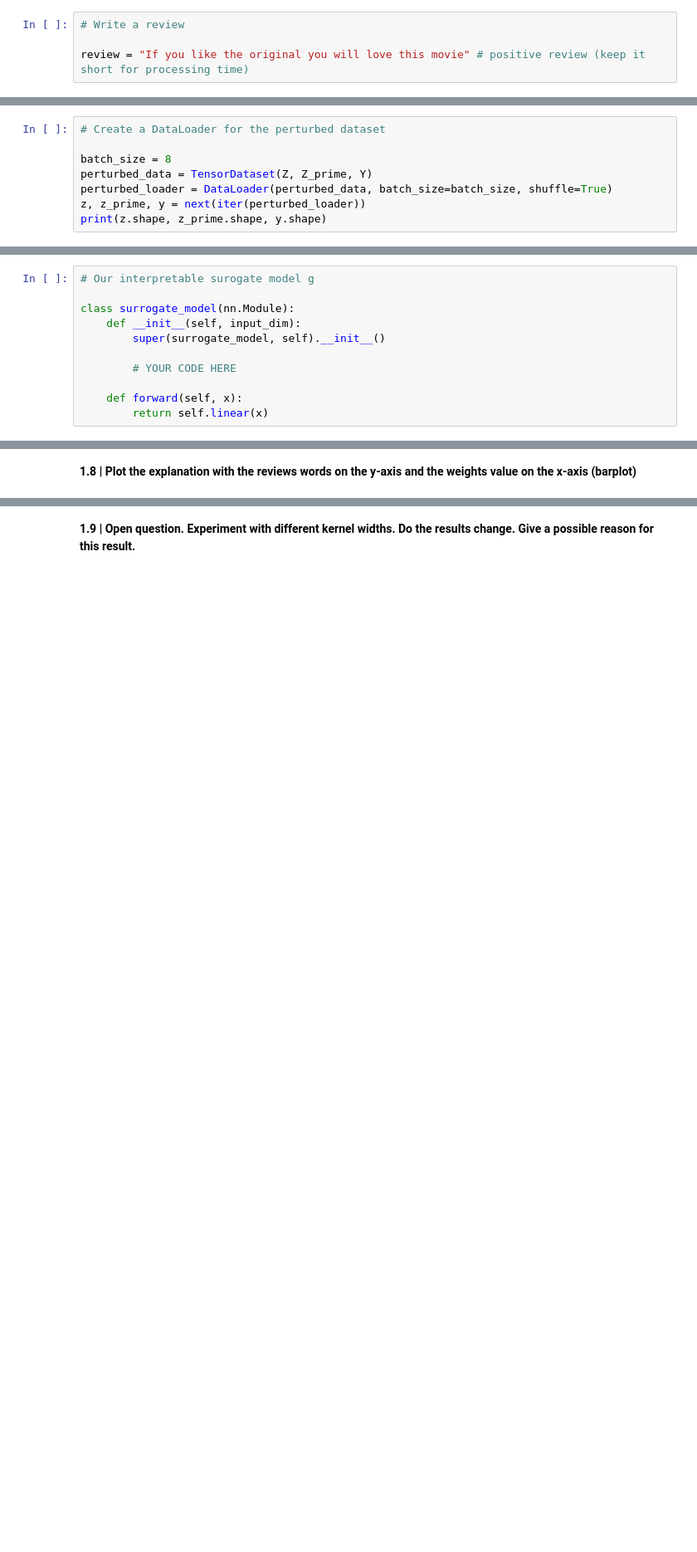
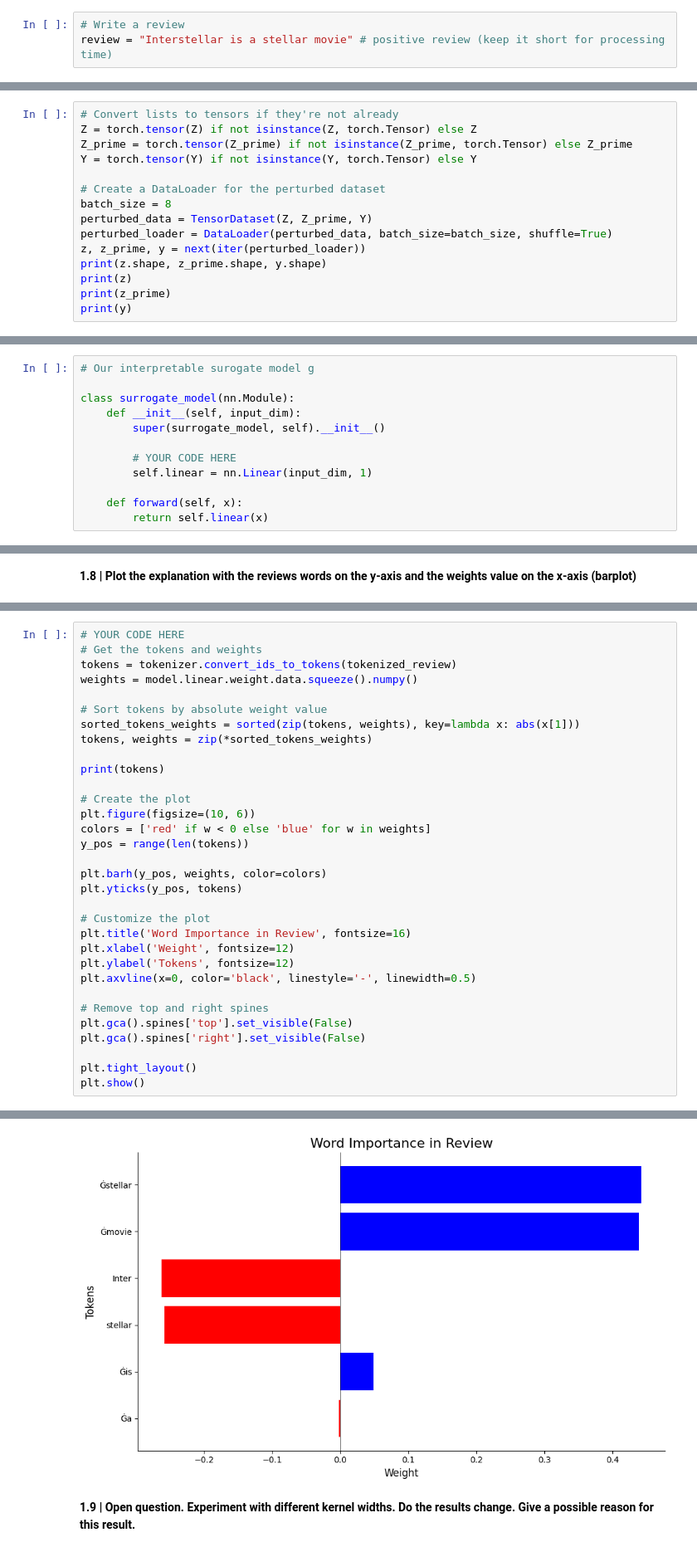
Before and after one commit to yvokeller/xai, a Jupyter notebook: notebooks/LO2_text.ipynb, the cells around one changed output, grey strips where cells are left out. Shown at 83% size. Saved outputs shown, nothing was run; the diff lists cells and outputs as text; blank space fills up the shorter version.

```diff
--- a/notebooks/LO2_text.ipynb
+++ b/notebooks/LO2_text.ipynb
@@ -54,8 +54,7 @@ import warnings # for ignoring warnings
 warnings.filterwarnings("ignore")
 # %%
 # Write a review
-
-review = "If you like the original you will love this movie" # positive review (keep it short for processing time)
+review = "Interstellar is a stellar movie" # positive review (keep it short for processing time)
 # %%
 # Our GPT-2 model does not know how to process words, LLMs process dense vectors called embeddings
 # We must therfore load the models tokenizer to convert our review into a list of token IDs.
@@ -146,8 +154,15 @@ def predict_prob_gpt(token_ids_matrix):
 # %%
+# Convert lists to tensors if they're not already
+Z = torch.tensor(Z) if not isinstance(Z, torch.Tensor) else Z
+Z_prime = torch.tensor(Z_prime) if not isinstance(Z_prime, torch.Tensor) else Z_prime
+Y = torch.tensor(Y) if not isinstance(Y, torch.Tensor) else Y
+
 # Create a DataLoader for the perturbed dataset
-
 batch_size = 8
 perturbed_data = TensorDataset(Z, Z_prime, Y)
 perturbed_loader = DataLoader(perturbed_data, batch_size=batch_size, shuffle=True)
 z, z_prime, y = next(iter(perturbed_loader))
 print(z.shape, z_prime.shape, y.shape)
+print(z)
+print(z_prime)
+print(y)
@@ -208,6 +247,7 @@ class surrogate_model(nn.Module):
         super(surrogate_model, self).__init__()
 
         # YOUR CODE HERE
+        self.linear = nn.Linear(input_dim, 1)
 
     def forward(self, x):
         return self.linear(x)
@@ -264,0 +341,33 @@ for epoch in range(num_epochs):
+# %%
+# YOUR CODE HERE
+# Get the tokens and weights
+tokens = tokenizer.convert_ids_to_tokens(tokenized_review)
+weights = model.linear.weight.data.squeeze().numpy()
+
+# Sort tokens by absolute weight value
+sorted_tokens_weights = sorted(zip(tokens, weights), key=lambda x: abs(x[1]))
+tokens, weights = zip(*sorted_tokens_weights)
+
+print(tokens)
+
+# Create the plot
+plt.figure(figsize=(10, 6))
+colors = ['red' if w < 0 else 'blue' for w in weights]
+y_pos = range(len(tokens))
+
+plt.barh(y_pos, weights, color=colors)
+plt.yticks(y_pos, tokens)
+
+# Customize the plot
+plt.title('Word Importance in Review', fontsize=16)
+plt.xlabel('Weight', fontsize=12)
+plt.ylabel('Tokens', fontsize=12)
+plt.axvline(x=0, color='black', linestyle='-', linewidth=0.5)
+
+# Remove top and right spines
+plt.gca().spines['top'].set_visible(False)
+plt.gca().spines['right'].set_visible(False)
+
+plt.tight_layout()
+plt.show()
+# %% [output]
@@ -265,3 +375,4 @@ for epoch in range(num_epochs):
+[figure, added]
 # %% [markdown]
 **1.9 | Open question. Experiment with different kernel widths. Do the results change. Give a possible reason for this result.**
 # %%
```
Also changed, not shown: parts of 10 cells of this notebook.
